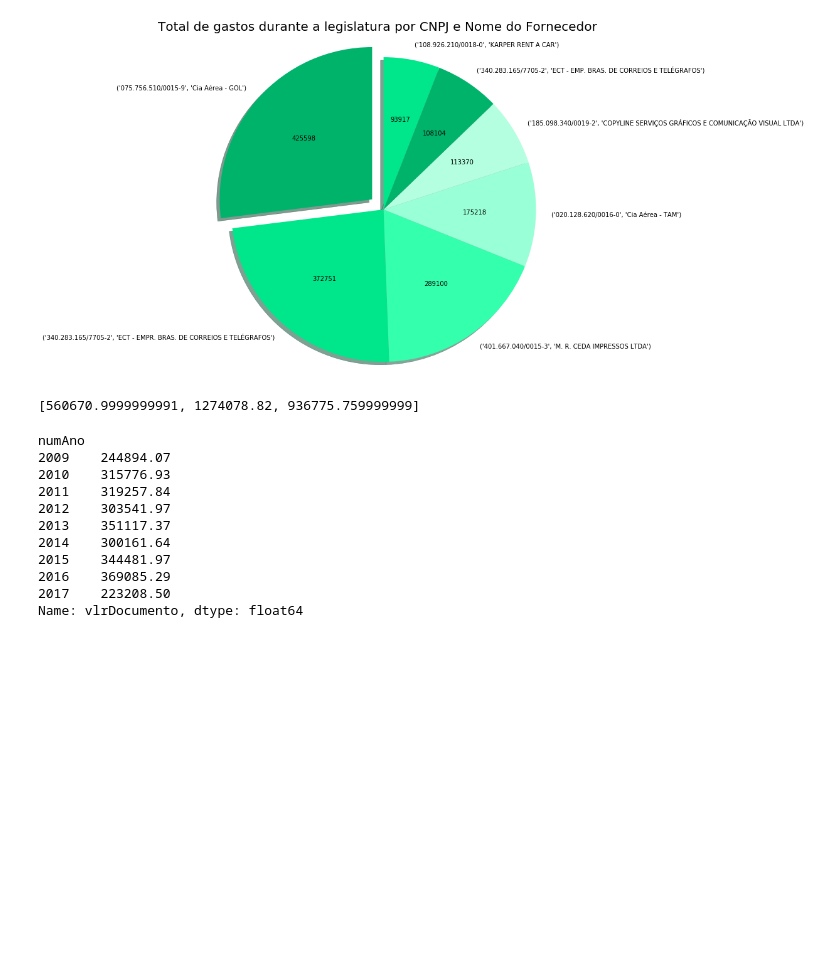
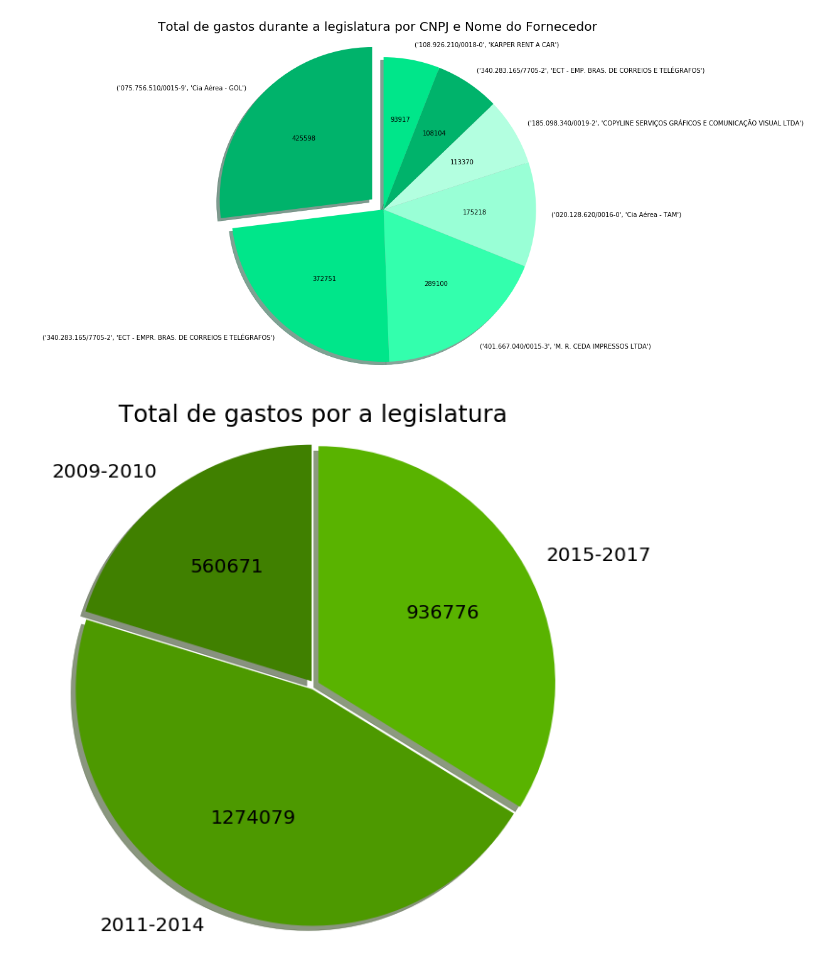
Before and after one commit to alineelima/Analise-JB, a Jupyter notebook: Gastos.ipynb, the cells around one changed output. Drawn from its saved outputs; the diff is of its cells as text; code cells hidden in the pictures; blank space fills up the shorter version.

Commit message:
último gráfico gastos

```diff
--- a/Gastos.ipynb
+++ b/Gastos.ipynb
@@ -100,25 +100,18 @@ plt.show()
 # %%
 por_ano
 labels = ['2009-2010', '2011-2014','2015-2017']
 values = []
 values.append(por_ano.values[0]+por_ano.values[1])
 values.append(por_ano.values[2]+por_ano.values[3]+por_ano.values[4]+por_ano.values[5])
 values.append(por_ano.values[6]+por_ano.values[7]+por_ano.values[8])
 
-values
+explode = (0.02,0.02,0.02)
+c = ['#408000', '#4d9900', '#59b300']
+fig1, ax1 = plt.subplots(figsize=(10,10))
+ax1.pie(values, labels=labels, explode=explode, shadow=True, autopct = autopct_format(values),
+        startangle=90, colors=c, textprops={'fontsize': 20})
+ax1.axis('equal')
+plt.title('Total de gastos por a legislatura', fontsize=25)
+plt.show()
 # %% [output]
-[560670.9999999991, 1274078.82, 936775.759999999]
+[figure, added]
-# %%
-por_ano
-# %% [output]
-numAno
-2009    244894.07
-2010    315776.93
-2011    319257.84
-2012    303541.97
-2013    351117.37
-2014    300161.64
-2015    344481.97
-2016    369085.29
-2017    223208.50
-Name: vlrDocumento, dtype: float64
```
